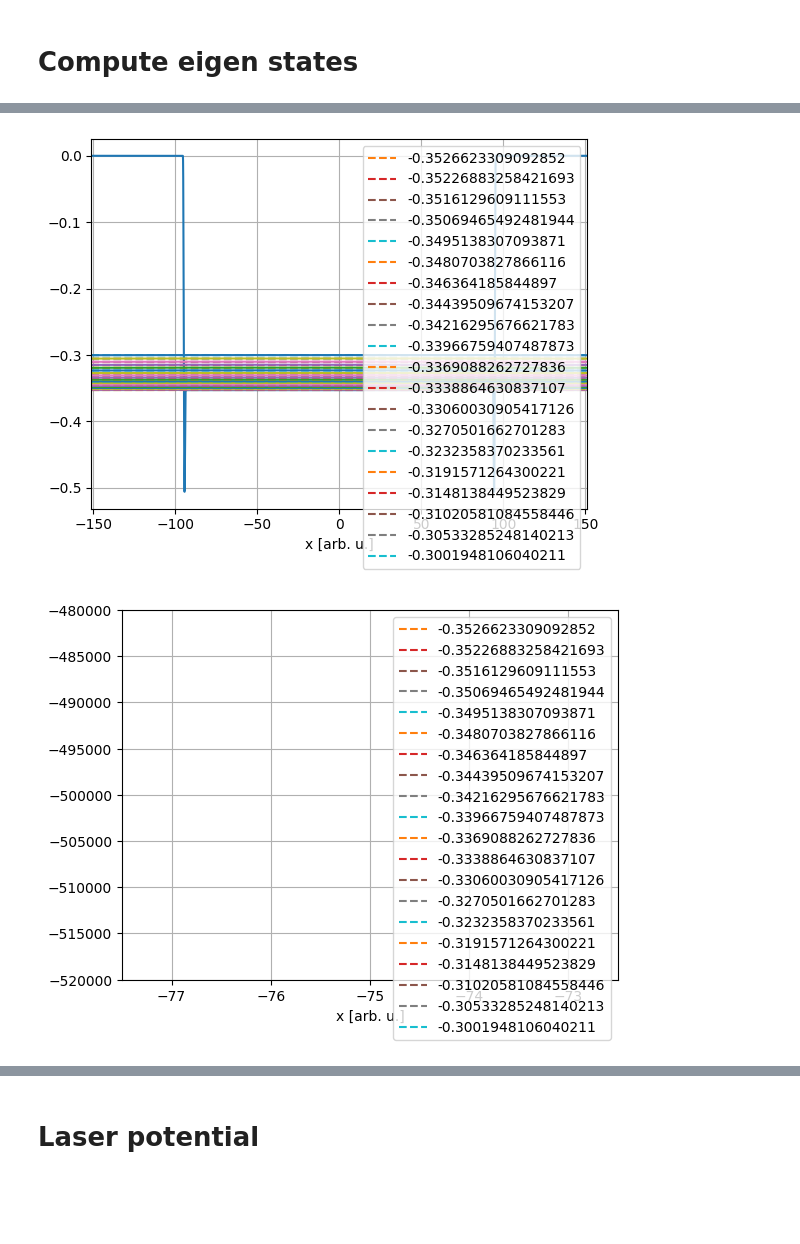
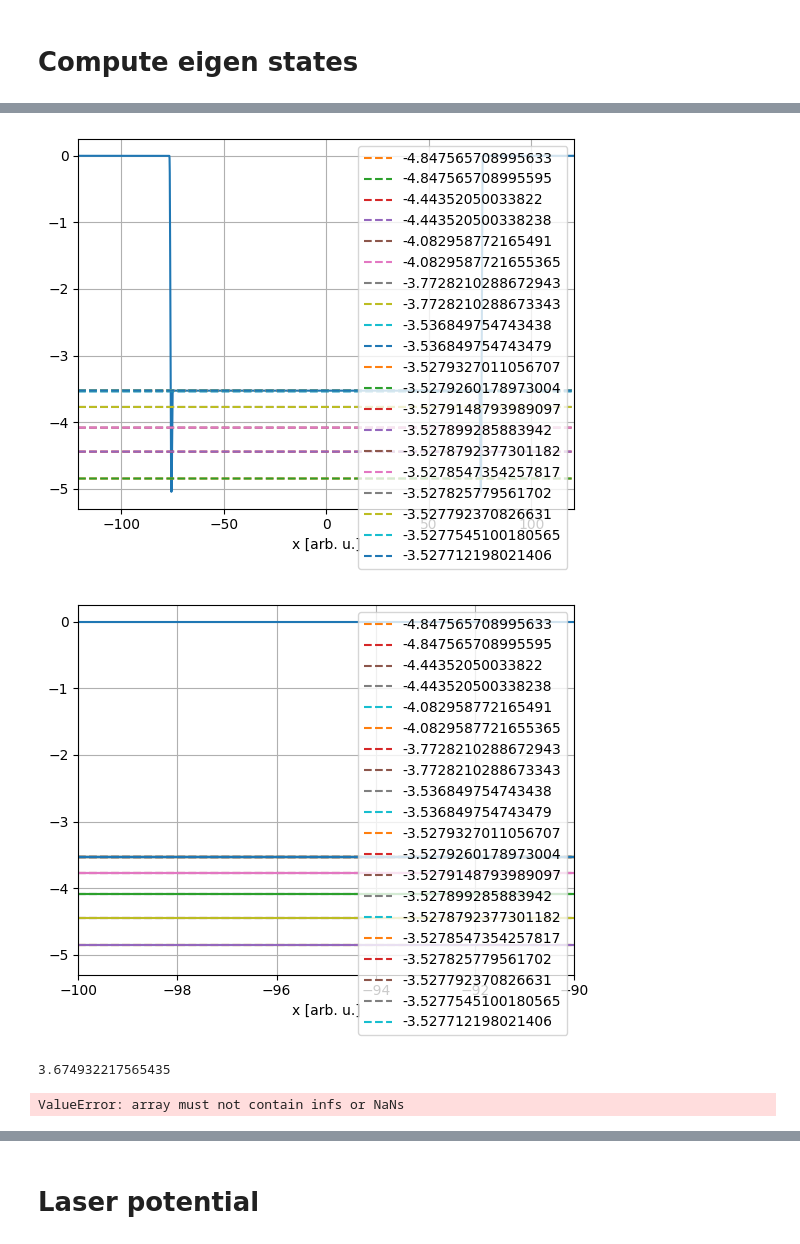
Before and after one commit to magashegyi/testrepo, a Jupyter notebook: gui.ipynb, the cells around one changed output, grey strips where cells are left out. Cells and saved outputs as stored; diff of their text form; code cells hidden in the pictures; blank space fills up the shorter version.

Commit message:
New test for compare different unit systems added. Constants.py negleted. Problem of eigen values error in different units solved. The problem wa in the Hamiltonian scalar potential.

```diff
--- a/gui.ipynb
+++ b/gui.ipynb
@@ -228,13 +179,13 @@ plt.show()
 # %%
 import atomic_units as au
 
-hb=0.1
-e0=10.0
-m0=10.0
-kappa0=1000.0 # 4*pi*epsilon0
+hb=1.0
+e0=1.0
+m0=100.0
+kappa0=1.0 # 4*pi*epsilon0
 dx=0.025
 
-unit_sys = au.AtomicUnitSystem(hb=hb, e0=e0, me=m0, k0=kappa0)
+unit_sys = au.AtomicUnitSystem(xh=hb, xe=e0, xm=m0, xk=kappa0)
 
 print(unit_sys)
 # %% [output]
@@ -262,8 +209,8 @@ Unit and value of atomic units in this rescaled atomic units:
 # %%
 import numpy as np
 
-uxgrid_num = 18*1024
-uxgrid_dx = 0.025
+uxgrid_num = 4*1024
+uxgrid_dx = 0.1
 uxgrid_width=uxgrid_num*uxgrid_dx
 uxgrid = np.arange( -uxgrid_width/2 , uxgrid_width/2, uxgrid_dx)
 
@@ -335,7 +282,7 @@ length_unit_in_nm = unit_sys.length_unit.to('nm').magnitude
 
 wall_width = (10 * unit_sys.ureg("bohr").to("m") / unit_sys.length_unit).magnitude
 print(wall_width)
-well_width = 1000/length_unit_in_nm
+well_width = 800/length_unit_in_nm
 print(well_width)
 
 modelpot=pots.SmoothStackPotential(uxgrid,wallwidth=wall_width,\
@@ -470,7 +421,12 @@ Reduced uxgrid length: 1324
 # %%
 #zeropot=quat.ZeroPotential(uxgrid)
 zeropot=pots.ZeroPotential(uxgrid)
-ham_static = quat.HamiltonOperator(uxgrid, scalarpot=modelpot, vectorpot=zeropot )
+constpot=pots.ConstantPotential(uxgrid, 1.0)
+
+ham_static = quat.HamiltonOperator(uxgrid,hbar=unit_sys.hbar,\
+                                   me=unit_sys.m,\
+                                   charge=unit_sys.e,\
+                                   scalarpot=modelpot, vectorpot=zeropot )
 # %%
 import scipy.sparse as sparse
 
@@ -483,22 +444,22 @@ print(eigenvalues[0])
 # %%
 # plt.plot(uxgrid,modelpot(0),label="Pot")
 # plt.plot(uxgrid,np.real(eigenvectors[:,0]),label="Re")
 # plt.plot(uxgrid,np.imag(eigenvectors[:,0]),label="Im")
 # plt.plot(uxgrid,np.abs(eigenvectors[:,0]),label="Abs")
 
 plt.plot(uxgrid,modelpot(0))
 for eval,evec  in zip(eigenvalues,np.transpose(eigenvectors)):
     plt.plot(uxgrid,eval*np.ones_like(uxgrid),"--",label=str(eval))
     #plt.plot(uxgrid,0.5*np.real(evec)+eval)#,label="Re")
     #plt.plot(uxgrid,0.5*np.imag(evec)+eval)#,label="Im")
-    plt.plot(uxgrid,np.abs(evec)**2+eval)#,label="Abs")
+    #plt.plot(uxgrid,np.abs(evec)**2+eval)#,label="Abs")
 plt.xlabel("x [arb. u.]")
 plt.xlim([-0.8*modelpot.wellwidth, 0.8*modelpot.wellwidth])
 plt.legend(loc='upper right')
 plt.grid()
 plt.show()
 # %% [output]
-[figure, old version]
+[figure, new version]
 # %%
 plt.plot(uxgrid,modelpot(0))
 for eval,evec  in zip(eigenvalues,np.transpose(eigenvectors)):
@@ -508,10 +469,21 @@ for eval,evec  in zip(eigenvalues,np.transpose(eigenvectors)):
     plt.plot(uxgrid,np.abs(evec)**2+eval)#,label="Abs")
 plt.xlabel("x [arb. u.]")
 plt.xlim([-0.8*modelpot.wellwidth, 0.8*modelpot.wellwidth])
-plt.ylim(-520000,-480000)
-plt.xlim(-77.5,-72.5)
+#plt.ylim(-520000,-480000)
+plt.xlim(-100,-90)
 plt.legend(loc='upper right')
 plt.grid()
 plt.show()
 # %% [output]
-[figure, old version]
+[figure, new version]
+# %%
+import quantum_transport_toolkit as trat
+
+ein=(1.0*unit_sys.ureg("eV") / unit_sys.energy_unit.to("eV")).magnitude #0.2
+print(ein)
+kin=dispersion.energy2k(ein)
+
+qppk, qpmk = trat.quasiparticles_at_given_energy(ein,kin,ham_static)
+# %% [output]
+3.674932217565435
+ValueError: array must not contain infs or NaNs
```
Also changed, not shown: parts of 39 cells of this notebook, 7 other files.
